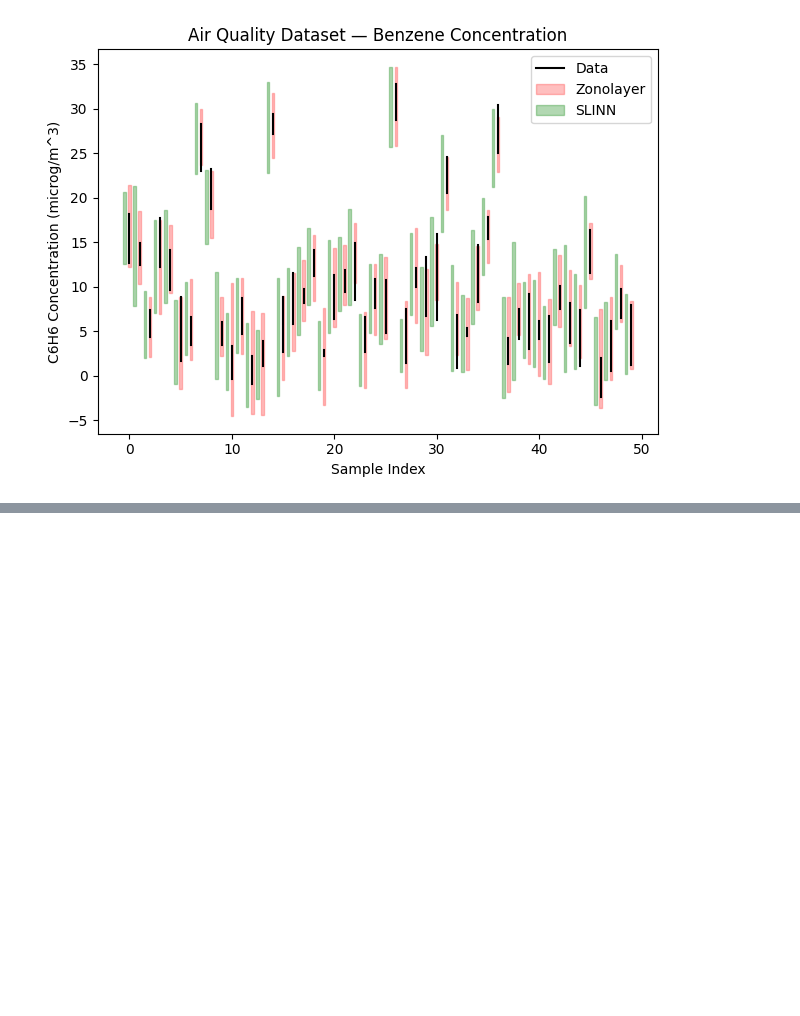
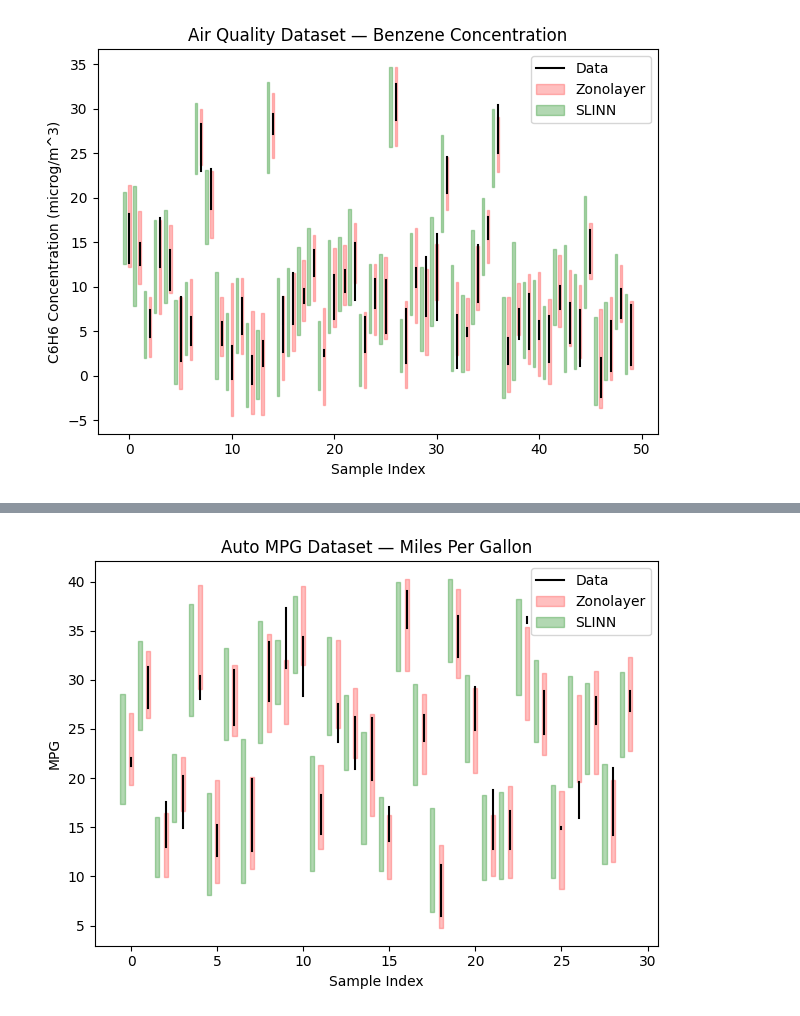
Before and after one commit to MattCodes03/Zonotopic-representations-of-imprecision-in-interval-valued-regression, a Jupyter notebook: Neural Network Regression/multivariate.ipynb, the cells around one changed output, grey strips where cells are left out. Cells and saved outputs as stored; diff of their text form; code cells hidden in the pictures; blank space fills up the shorter version.

Commit message:
Fuel Consumption Dataset

```diff
--- a/Neural Network Regression/multivariate.ipynb
+++ b/Neural Network Regression/multivariate.ipynb
@@ -574,0 +887,74 @@ plt.show()
+# %%
+y_low_te_denorm = (
+    y_low_te * (y_max - y_min) + y_min
+)
+
+y_up_te_denorm = (
+    y_up_te * (y_max - y_min) + y_min
+)
+
+
+n_plot = 30
+
+idx = np.sort(
+    np.random.choice(
+        len(X_test),
+        n_plot,
+        replace=False
+    )
+)
+
+
+plt.figure()
+slinn_offset = -0.50
+width = 0.12
+
+
+for i, val in enumerate(idx):
+    plt.plot(
+        [i, i],
+        [
+            y_low_te_denorm[val],
+            y_up_te_denorm[val]
+        ],
+        color="black",
+        lw=1.5,
+        zorder=3,
+        label="Data" if i == 0 else ""
+    )
+
+    plt.fill_between(
+        [i - width, i + width],
+        yl_zl[val],
+        yu_zl[val],
+        color="red",
+        alpha=0.25,
+        label="Zonolayer" if i == 0 else ""
+    )
+
+
+    plt.fill_between(
+        [
+            i - width + slinn_offset,
+            i + width + slinn_offset
+        ],
+        y_p_mid[val] - y_p_rad[val],
+        y_p_mid[val] + y_p_rad[val],
+        color="green",
+        alpha=0.3,
+        label="SLINN" if i == 0 else ""
+    )
+
+
+plt.title(
+    "Auto MPG Dataset — Miles Per Gallon"
+)
+
+plt.xlabel("Sample Index")
+plt.ylabel("MPG")
+plt.legend()
+plt.tight_layout()
+plt.savefig("AutoMPG.pdf",bbox_inches="tight")
+plt.show()
+# %% [output]
+[figure, added]
```
Also changed, not shown: parts of 2 cells of this notebook, 4 other files.
